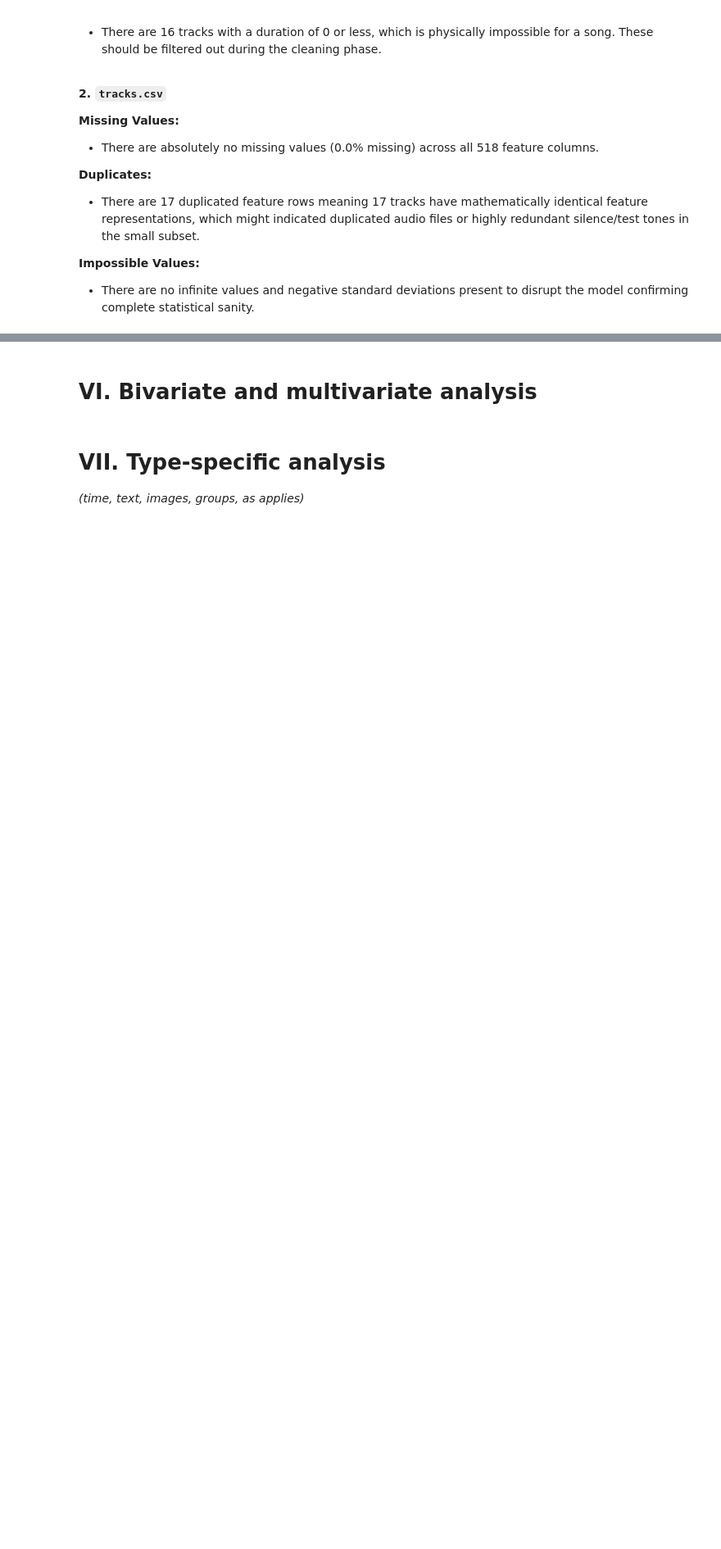
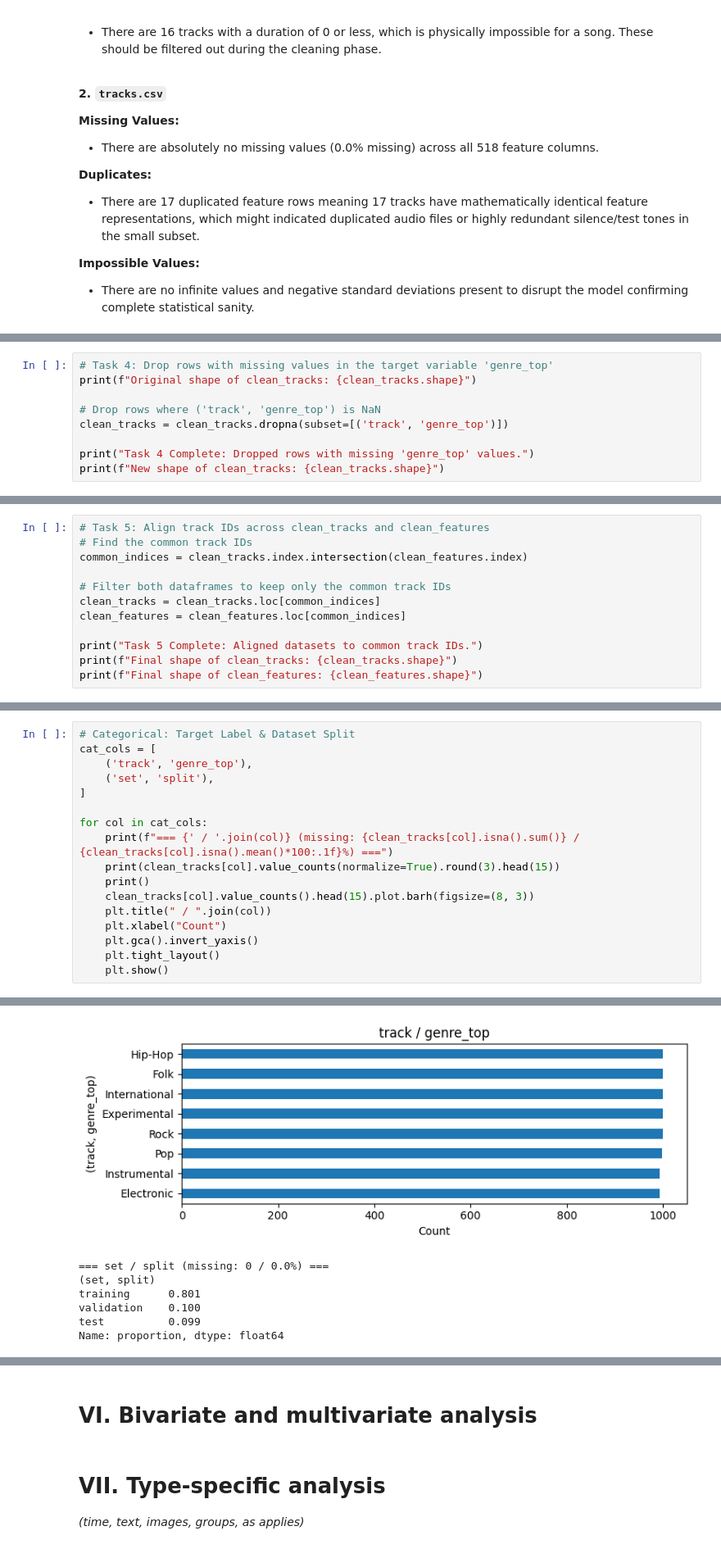
Before and after one commit to daqhi/Music-Genre-Classification, a Jupyter notebook: music_genre_classification.ipynb, the cells around one changed output, grey strips where cells are left out. Shown at 82% size. Cells and saved outputs as stored; diff of their text form; blank space fills up the shorter version.

```diff
--- a/music_genre_classification.ipynb
+++ b/music_genre_classification.ipynb
@@ -485,0 +493,9 @@ Standard deviation columns with negative values: 0
+# %%
+# Task 4: Drop rows with missing values in the target variable 'genre_top'
+print(f"Original shape of clean_tracks: {clean_tracks.shape}")
+
+# Drop rows where ('track', 'genre_top') is NaN
+clean_tracks = clean_tracks.dropna(subset=[('track', 'genre_top')])
+
+print("Task 4 Complete: Dropped rows with missing 'genre_top' values.")
+print(f"New shape of clean_tracks: {clean_tracks.shape}")
@@ -485,0 +506,12 @@ Standard deviation columns with negative values: 0
+# %%
+# Task 5: Align track IDs across clean_tracks and clean_features
+# Find the common track IDs
+common_indices = clean_tracks.index.intersection(clean_features.index)
+
+# Filter both dataframes to keep only the common track IDs
+clean_tracks = clean_tracks.loc[common_indices]
+clean_features = clean_features.loc[common_indices]
+
+print("Task 5 Complete: Aligned datasets to common track IDs.")
+print(f"Final shape of clean_tracks: {clean_tracks.shape}")
+print(f"Final shape of clean_features: {clean_features.shape}")
@@ -485,0 +537,18 @@ Standard deviation columns with negative values: 0
+# %%
+# Categorical: Target Label & Dataset Split
+cat_cols = [
+    ('track', 'genre_top'),
+    ('set', 'split'),
+]
+
+for col in cat_cols:
+    print(f"=== {' / '.join(col)} (missing: {clean_tracks[col].isna().sum()} / {clean_tracks[col].isna().mean()*100:.1f}%) ===")
+    print(clean_tracks[col].value_counts(normalize=True).round(3).head(15))
+    print()
+    clean_tracks[col].value_counts().head(15).plot.barh(figsize=(8, 3))
+    plt.title(" / ".join(col))
+    plt.xlabel("Count")
+    plt.gca().invert_yaxis()
+    plt.tight_layout()
+    plt.show()
+# %% [output]
@@ -485,0 +566,7 @@ Standard deviation columns with negative values: 0
+[figure, added]
+=== set / split (missing: 0 / 0.0%) ===
+(set, split)
+training      0.801
+validation    0.100
+test          0.099
+Name: proportion, dtype: float64
```
Also changed, not shown: parts of 31 cells of this notebook.
